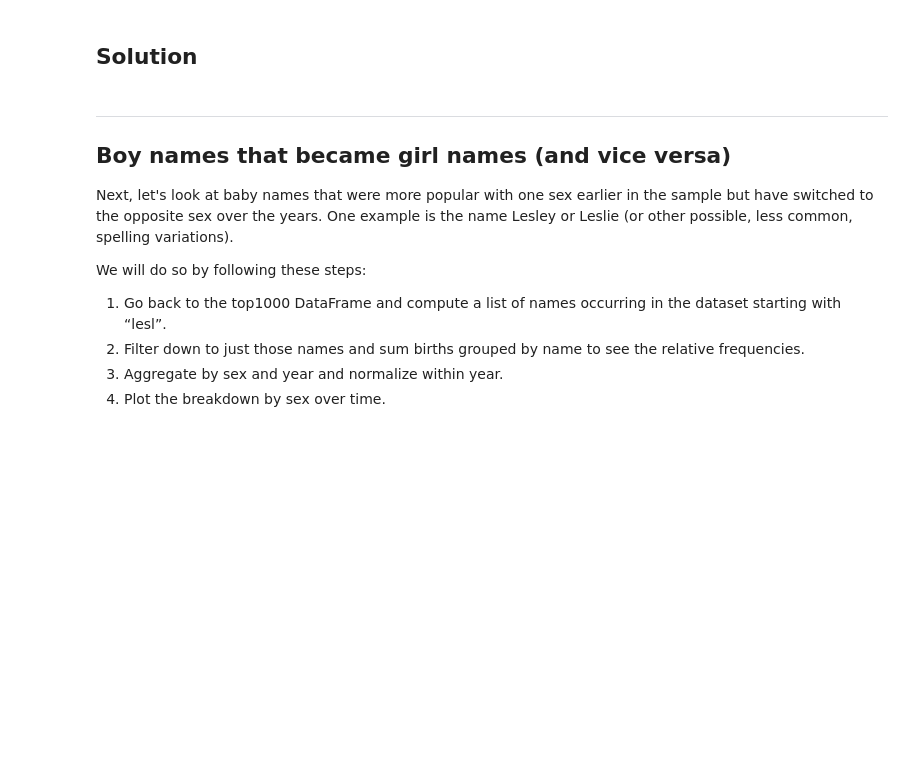
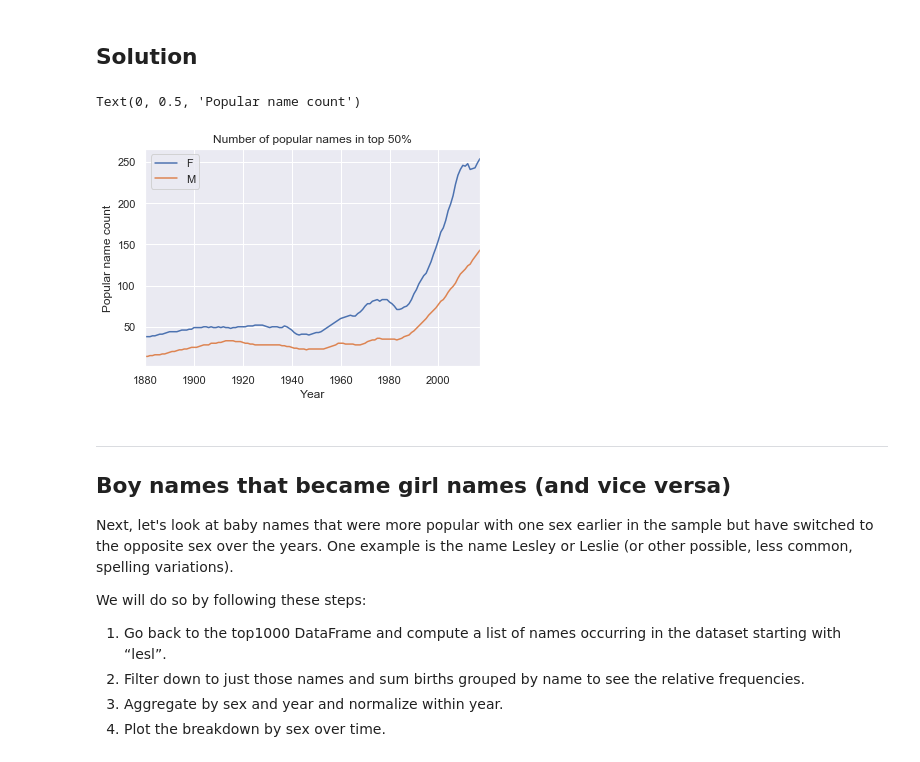
Before and after one commit to AdamCorbinFAUPhD/CAP5768-Intro-to-Data-Science, a Jupyter notebook: assignment_2/CAP5768_Assignment2_Corbin_Adam.ipynb, the cells around one changed output. Saved outputs shown, nothing was run; the diff lists cells and outputs as text; code cells hidden in the pictures; blank space fills up the shorter version.

Commit message:
Finished up a bonus on the names

```diff
--- a/assignment_2/CAP5768_Assignment2_Corbin_Adam.ipynb
+++ b/assignment_2/CAP5768_Assignment2_Corbin_Adam.ipynb
@@ -798,3 +804,36 @@ Your plot should look like this:
+# %%
+def get_top_50_percent(group):
+    # Loop over calculating the sum of the prop, when we hit .5 then return
+    group = group.sort_values(by="prop", ascending=False)
+    for i in range(0,len(group)):
+        if group["prop"][:i].sum() >= .5:
+            return group[:i]
+
+# Loop over year, filter on sex, sort by prop, capture size
+male_top_50_count = []
+female_top_50_count = []
+years = []
+
+for year in range(1880,2018):
+    years.append(year)
+    selected_year = names[names["year"] == year]
+
+    male_selected_year = selected_year[selected_year["sex"] == "M"]
+    male_top_50 = get_top_50_percent(male_selected_year)
+    male_top_50_count.append(len(male_top_50))
+
+    female_selected_year = selected_year[selected_year["sex"] == "F"]
+    female_top_50 = get_top_50_percent(female_selected_year)
+    female_top_50_count.append(len(female_top_50))
+# %%
+percent_data = {"F" : female_top_50_count, "M": male_top_50_count}
+df = pd.DataFrame(percent_data, index = years)
+df.plot.line(title="Number of popular names in top 50%")
+plt.xlabel("Year")
+plt.ylabel("Popular name count")
+# %% [output]
+Text(0, 0.5, 'Popular name count')
+[figure, added]
 # %% [markdown]
 -------------
 ## Boy names that became girl names (and vice versa)
```
Also changed, not shown: parts of 5 cells of this notebook.
